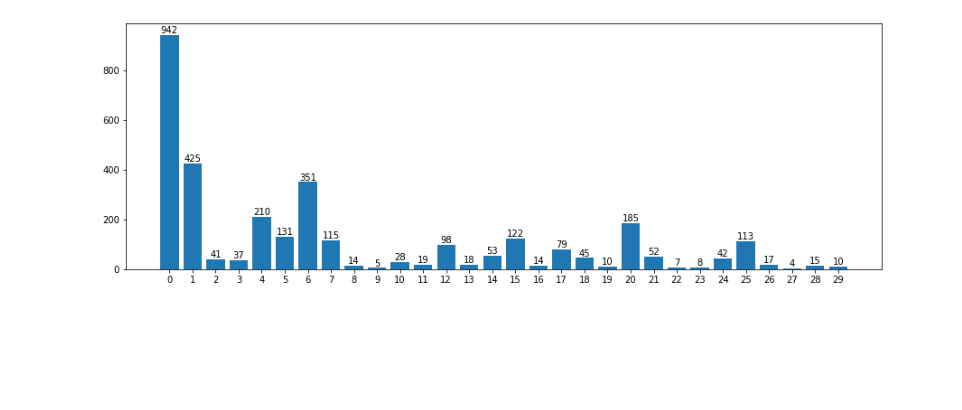
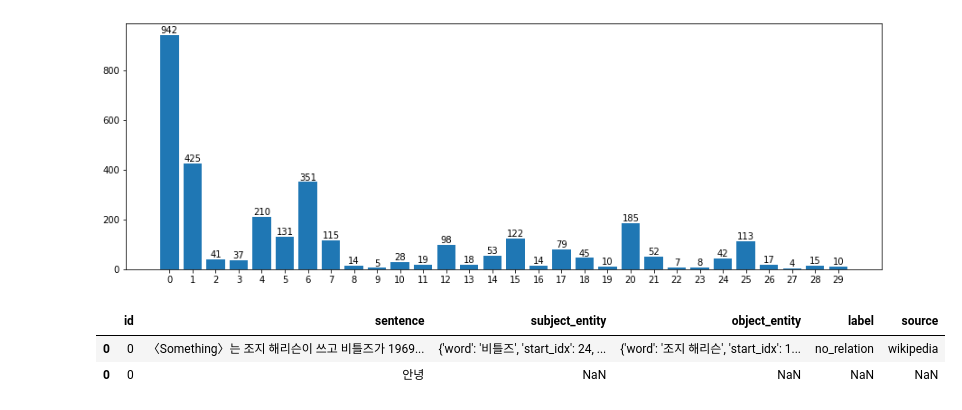
Before and after one commit to khyeyoon/boostcamp-klue-RE-nlp-02, a Jupyter notebook: EDA.ipynb, the cells around one changed output. Cells and saved outputs as stored; diff of their text form; code cells hidden in the pictures; blank space fills up the shorter version.

```diff
--- a/EDA.ipynb
+++ b/EDA.ipynb
@@ -207,3 +207,22 @@ for rect in bar:
 plt.show()
 # %% [output]
 [figure]
+# %%
+import pandas as pd
+import pickle
+
+train_csv = "/opt/ml/dataset/train/train.csv"
+
+df = pd.read_csv(train_csv)
+
+with open("./dict_label_to_num.pkl", "rb") as f:
+    d = pickle.load(f)
+
+new_df = pd.DataFrame({"id": [0], "sentence": ["안녕"]})
+df = pd.concat([df, new_df])
+# %%
+df[df.id == 0]
+# %% [output]
+|  | id | sentence | subject_entity | object_entity | label | source |
+| 0 | 0 | 〈Something〉는 조지 해리슨이 쓰고 비틀즈가 1969... | {'word': '비틀즈', 'start_idx': 24, ... | {'word': '조지 해리슨', 'start_idx': 1... | no_relation | wikipedia |
+| 0 | 0 | 안녕 | NaN | NaN | NaN | NaN |
```
Also changed, not shown: parts of 3 cells of this notebook, 2 other files.
